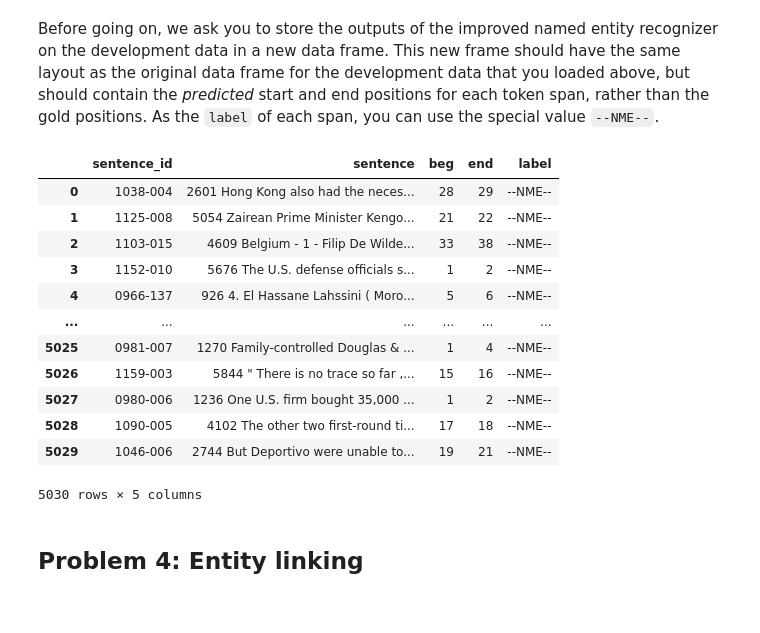
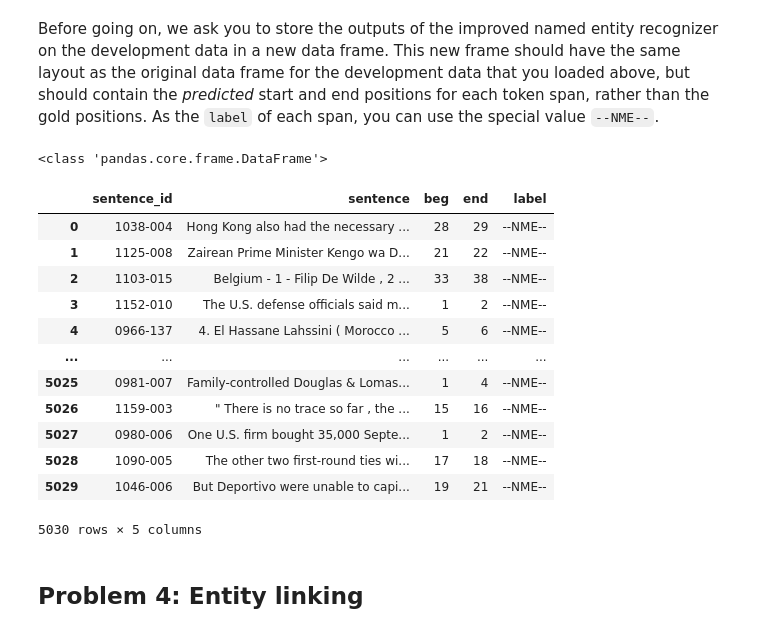
Before and after one commit to honzh073/txm, a Jupyter notebook: Lab5/Group-TM-L5.ipynb, the cells around one changed output. Cells and saved outputs as stored; diff of their text form; code cells hidden in the pictures.

```diff
--- a/Lab5/Group-TM-L5.ipynb
+++ b/Lab5/Group-TM-L5.ipynb
@@ -194,28 +194,30 @@ Before going on, we ask you to store the outputs of the improved named entity re
 # %%
 # TODO: Write code here to store the predicted spans in a new data frame
 
 # remove data, keep titles
-new_df = df_dev.drop(index=df_dev.index)
+new_df_dev = df_dev.drop(index=df_dev.index)
 
 #add new row to the end of DataFrame
 for id, start, end in pred:
-    new_df.loc[len(new_df.index)] = [id,  df_dev.loc[df_dev['sentence_id'] == id]['sentence'], start, end, '--NME--']
+    new_df_dev.loc[len(new_df_dev.index)] = [id, df_dev[df_dev['sentence_id'] == id].iloc[0]['sentence'], start, end, '--NME--']
 
-new_df
+print(type(new_df_dev))
+new_df_dev
 # %% [output]
+<class 'pandas.core.frame.DataFrame'>
 |  | sentence_id | sentence | beg | end | label |
-| 0 | 1038-004 | 2601 Hong Kong also had the neces... | 28 | 29 | --NME-- |
-| 1 | 1125-008 | 5054 Zairean Prime Minister Kengo... | 21 | 22 | --NME-- |
-| 2 | 1103-015 | 4609 Belgium - 1 - Filip De Wilde... | 33 | 38 | --NME-- |
-| 3 | 1152-010 | 5676 The U.S. defense officials s... | 1 | 2 | --NME-- |
-| 4 | 0966-137 | 926 4. El Hassane Lahssini ( Moro... | 5 | 6 | --NME-- |
+| 0 | 1038-004 | Hong Kong also had the necessary ... | 28 | 29 | --NME-- |
+| 1 | 1125-008 | Zairean Prime Minister Kengo wa D... | 21 | 22 | --NME-- |
+| 2 | 1103-015 | Belgium - 1 - Filip De Wilde , 2 ... | 33 | 38 | --NME-- |
+| 3 | 1152-010 | The U.S. defense officials said m... | 1 | 2 | --NME-- |
+| 4 | 0966-137 | 4. El Hassane Lahssini ( Morocco ... | 5 | 6 | --NME-- |
 | ... | ... | ... | ... | ... | ... |
-| 5025 | 0981-007 | 1270 Family-controlled Douglas & ... | 1 | 4 | --NME-- |
-| 5026 | 1159-003 | 5844 " There is no trace so far ,... | 15 | 16 | --NME-- |
-| 5027 | 0980-006 | 1236 One U.S. firm bought 35,000 ... | 1 | 2 | --NME-- |
-| 5028 | 1090-005 | 4102 The other two first-round ti... | 17 | 18 | --NME-- |
-| 5029 | 1046-006 | 2744 But Deportivo were unable to... | 19 | 21 | --NME-- |
+| 5025 | 0981-007 | Family-controlled Douglas & Lomas... | 1 | 4 | --NME-- |
+| 5026 | 1159-003 | " There is no trace so far , the ... | 15 | 16 | --NME-- |
+| 5027 | 0980-006 | One U.S. firm bought 35,000 Septe... | 1 | 2 | --NME-- |
+| 5028 | 1090-005 | The other two first-round ties wi... | 17 | 18 | --NME-- |
+| 5029 | 1046-006 | But Deportivo were unable to capi... | 19 | 21 | --NME-- |
-5030 rows × 5 columns
+5030 rows × 5 columns
 # %% [markdown]
 ## Problem 4: Entity linking
 # %% [markdown]
```
Also changed, not shown: parts of 3 cells of this notebook, 1 other file.
